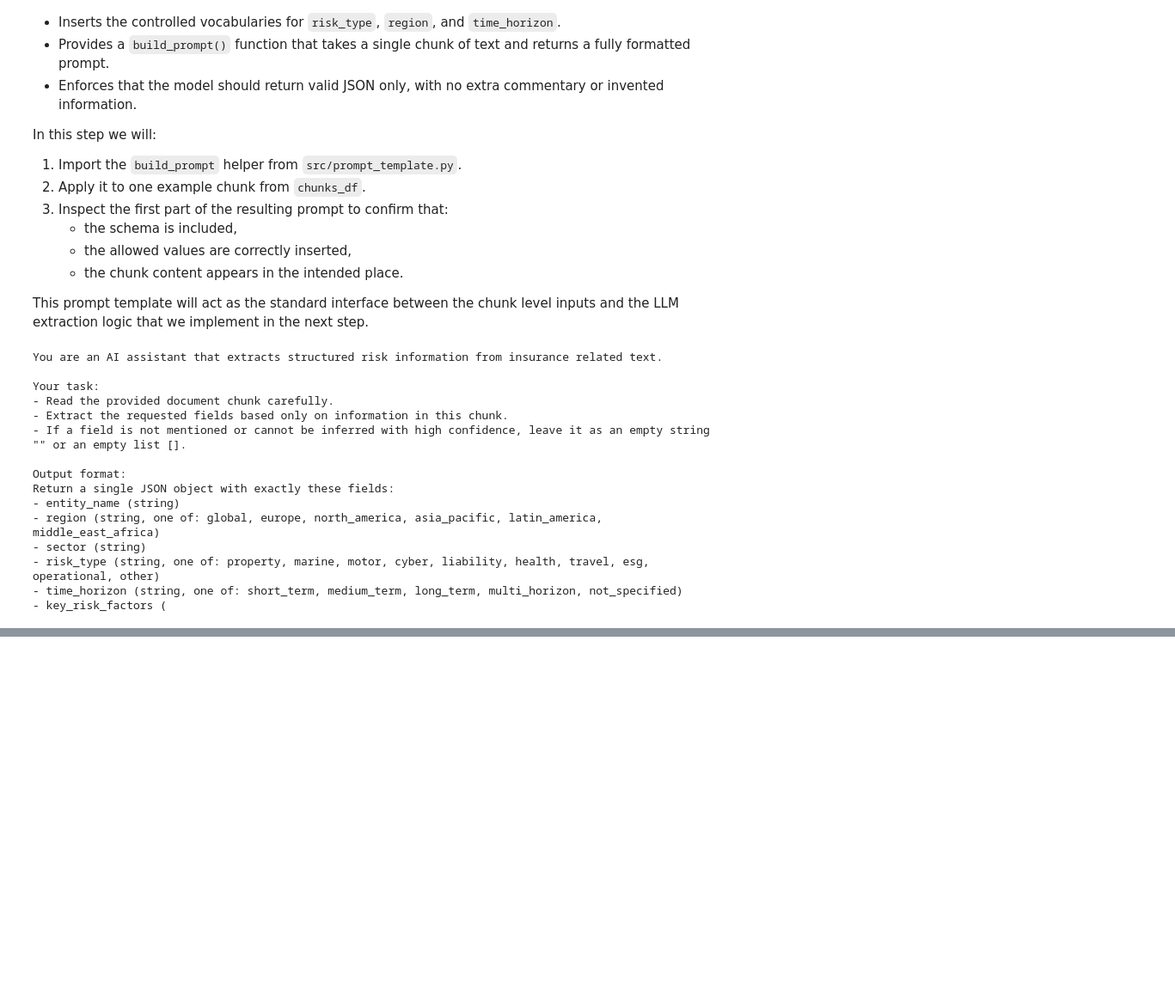
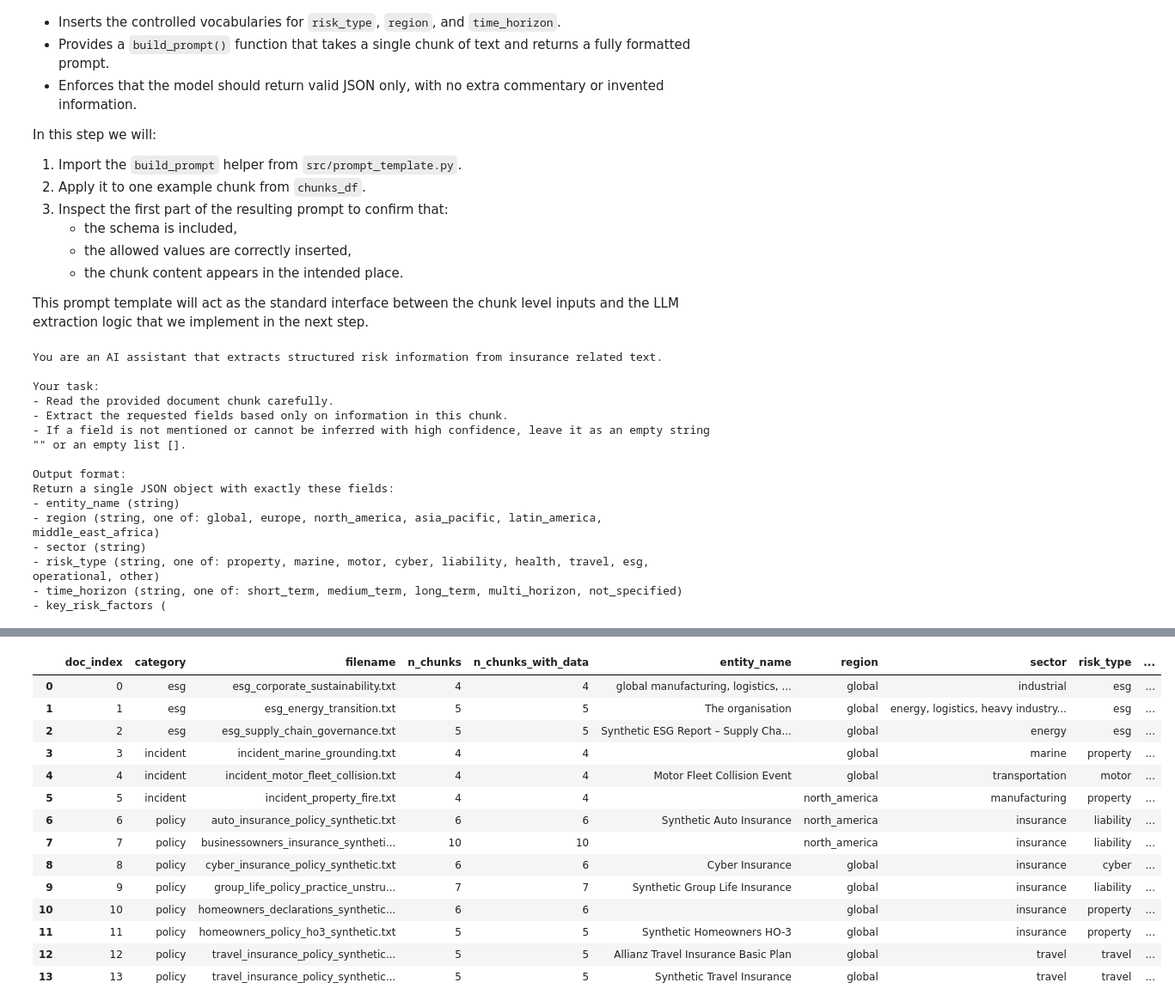
Before and after one commit to Misharasapu/genai-insurance-risk-extraction, a Jupyter notebook: notebooks/01_extraction.ipynb, the cells around one changed output, grey strips where cells are left out. Shown at 86% size. Drawn from its saved outputs; the diff is of its cells as text; code cells hidden in the pictures; blank space fills up the shorter version.

Commit message:
"Complete Notebook 01: full MapReduce extraction pipeline"

```diff
--- a/notebooks/01_extraction.ipynb
+++ b/notebooks/01_extraction.ipynb
@@ -465,0 +674,79 @@ Extraction failed or returned None.
+# %%
+## Step 10: Reduce phase from chunk level to document level
+
+from src.reducer import reduce_extractions_for_document
+
+def reduce_document_group(group: pd.DataFrame) -> pd.Series:
+    """
+    Reduce all chunk level extractions for a single document into one row.
+    This wraps the reduce_extractions_for_document helper and adds metadata.
+    """
+    # Collect all valid dicts from the extracted_json column
+    chunk_dicts = [
+        d for d in group["extracted_json"]
+        if isinstance(d, dict)
+    ]
+
+    # Build simple metadata for this document
+    doc_meta = {
+        "doc_index": int(group["doc_index"].iloc[0]),
+        "category": group["category"].iloc[0],
+        "filename": group["filename"].iloc[0],
+        "n_chunks": len(group),
+        "n_chunks_with_data": len(chunk_dicts),
+    }
+
+    # Call the reducer helper to merge all chunk level dicts
+    doc_level = reduce_extractions_for_document(
+        chunk_extractions=chunk_dicts,
+        doc_metadata=doc_meta,
+    )
+
+    # Convert dict to Series so that groupby.apply can stack them
+    return pd.Series(doc_level)
+
+
+# Apply the reducer to every document in chunk_outputs_df
+docs_extracted_df = (
+    chunk_outputs_df
+    .groupby("doc_index", group_keys=False)
+    .apply(reduce_document_group)
+    .reset_index(drop=True)
+)
+
+print("Document level extraction overview:")
+display(
+    docs_extracted_df[
+        [
+            "doc_index",
+            "category",
+            "filename",
+            "n_chunks",
+            "n_chunks_with_data",
+            "entity_name",
+            "region",
+            "sector",
+            "risk_type",
+            "time_horizon",
+            "key_risk_factors",
+        ]
+    ]
+)
+
+print("\nExample merged risk_summary for the first document:\n")
+print(docs_extracted_df.loc[0, "risk_summary"])
+
+
+# Optional: save document level outputs to data/processed for later notebooks
+DATA_PROCESSED_DIR = PROJECT_ROOT / "data" / "processed"
+DATA_PROCESSED_DIR.mkdir(parents=True, exist_ok=True)
+
+output_csv = DATA_PROCESSED_DIR / "docs_extracted.csv"
+output_json = DATA_PROCESSED_DIR / "docs_extracted.json"
+
+docs_extracted_df.to_csv(output_csv, index=False)
+docs_extracted_df.to_json(output_json, orient="records", indent=2)
+
+print(f"\nSaved document level CSV to: {output_csv}")
+print(f"Saved document level JSON to: {output_json}")
+# %% [output]
@@ -465,0 +754,15 @@ Extraction failed or returned None.
+|  | doc_index | category | filename | n_chunks | n_chunks_with_data | entity_name | region | sector | risk_type | ... |
+| 0 | 0 | esg | esg_corporate_sustainability.txt | 4 | 4 | global manufacturing, logistics, ... | global | industrial | esg | ... |
+| 1 | 1 | esg | esg_energy_transition.txt | 5 | 5 | The organisation | global | energy, logistics, heavy industry... | esg | ... |
+| 2 | 2 | esg | esg_supply_chain_governance.txt | 5 | 5 | Synthetic ESG Report – Supply Cha... | global | energy | esg | ... |
+| 3 | 3 | incident | incident_marine_grounding.txt | 4 | 4 |  | global | marine | property | ... |
+| 4 | 4 | incident | incident_motor_fleet_collision.txt | 4 | 4 | Motor Fleet Collision Event | global | transportation | motor | ... |
+| 5 | 5 | incident | incident_property_fire.txt | 4 | 4 |  | north_america | manufacturing | property | ... |
+| 6 | 6 | policy | auto_insurance_policy_synthetic.txt | 6 | 6 | Synthetic Auto Insurance | north_america | insurance | liability | ... |
+| 7 | 7 | policy | businessowners_insurance_syntheti... | 10 | 10 |  | north_america | insurance | liability | ... |
+| 8 | 8 | policy | cyber_insurance_policy_synthetic.txt | 6 | 6 | Cyber Insurance | global | insurance | cyber | ... |
+| 9 | 9 | policy | group_life_policy_practice_unstru... | 7 | 7 | Synthetic Group Life Insurance | global | insurance | liability | ... |
+| 10 | 10 | policy | homeowners_declarations_synthetic... | 6 | 6 |  | global | insurance | property | ... |
+| 11 | 11 | policy | homeowners_policy_ho3_synthetic.txt | 5 | 5 | Synthetic Homeowners HO-3 | global | insurance | property | ... |
+| 12 | 12 | policy | travel_insurance_policy_synthetic... | 5 | 5 | Allianz Travel Insurance Basic Plan | global | travel | travel | ... |
+| 13 | 13 | policy | travel_insurance_policy_synthetic... | 5 | 5 | Synthetic Travel Insurance | global | travel | travel | ... |
```
Also changed, not shown: parts of 11 cells of this notebook.
